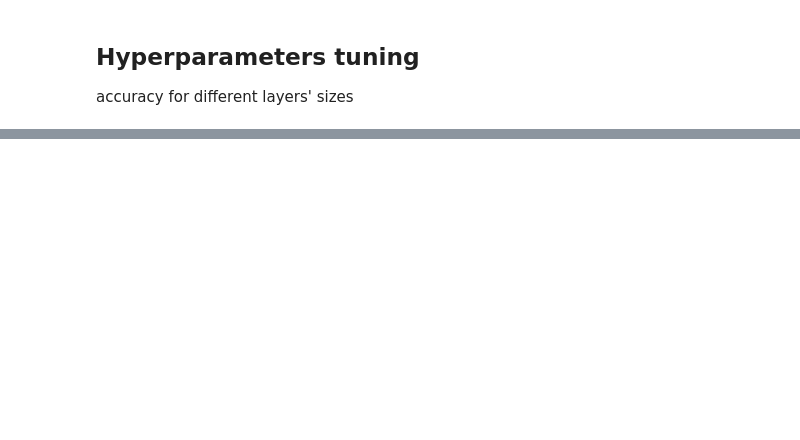
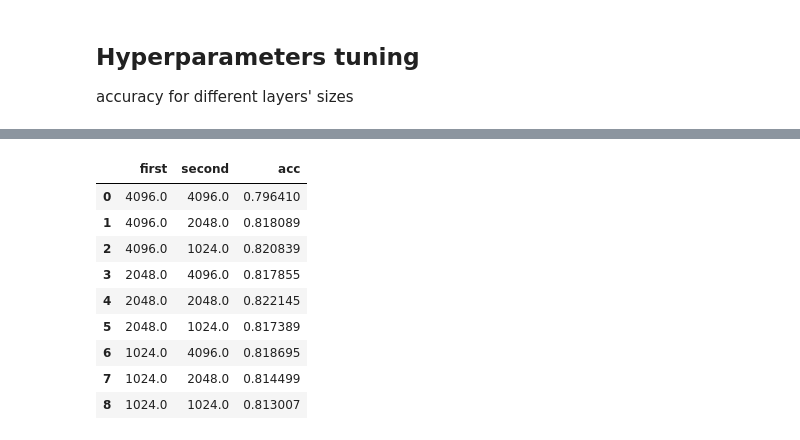
Before and after one commit to milosz-l/SSNE, a Jupyter notebook: lab5_miniprojekt2/m_miniprojekt2_neural_net.ipynb, the cells around one changed output, grey strips where cells are left out. Drawn from its saved outputs; the diff is of its cells as text; code cells hidden in the pictures; blank space fills up the shorter version.

```diff
--- a/lab5_miniprojekt2/m_miniprojekt2_neural_net.ipynb
+++ b/lab5_miniprojekt2/m_miniprojekt2_neural_net.ipynb
@@ -472,0 +594,13 @@ Epoch 0, train_acc=0.55, val_acc=0.54
+# %%
+results
+# %% [output]
+|  | first | second | acc |
+| 0 | 4096.0 | 4096.0 | 0.796410 |
+| 1 | 4096.0 | 2048.0 | 0.818089 |
+| 2 | 4096.0 | 1024.0 | 0.820839 |
+| 3 | 2048.0 | 4096.0 | 0.817855 |
+| 4 | 2048.0 | 2048.0 | 0.822145 |
+| 5 | 2048.0 | 1024.0 | 0.817389 |
+| 6 | 1024.0 | 4096.0 | 0.818695 |
+| 7 | 1024.0 | 2048.0 | 0.814499 |
+| 8 | 1024.0 | 1024.0 | 0.813007 |
```
Also changed, not shown: parts of 18 cells of this notebook, 2 other files.
